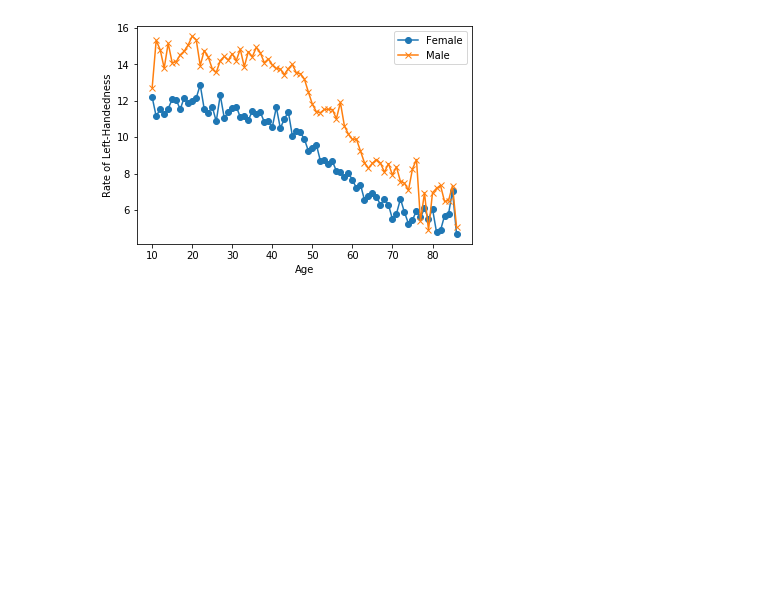
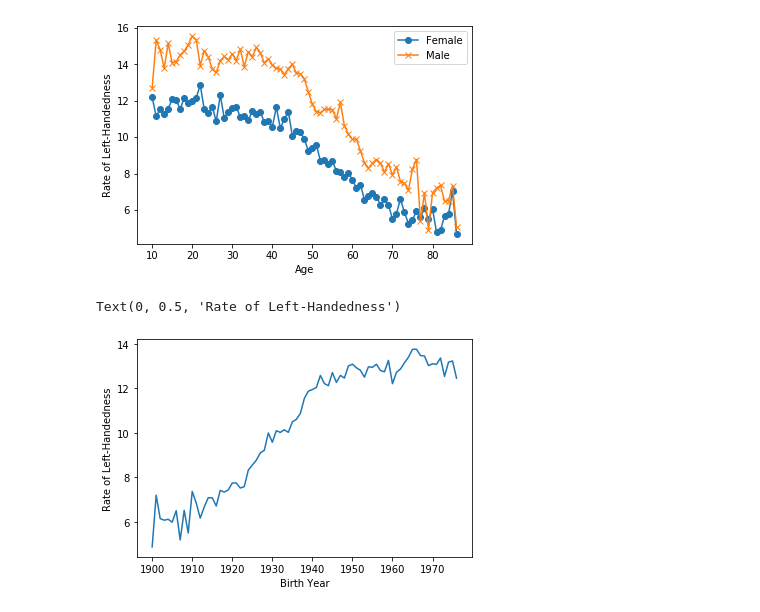
Before and after one commit to CristinaTRico/LeftHandAgeDiff, a Jupyter notebook: Notebook.ipynb, the cells around one changed output. Saved outputs shown, nothing was run; the diff lists cells and outputs as text; code cells hidden in the pictures; blank space fills up the shorter version.

```diff
--- a/Notebook.ipynb
+++ b/Notebook.ipynb
@@ -19,3 +19,18 @@ ax.set_xlabel('Age')
 # %% [output]
 Text(0.5, 0, 'Age')
 [figure]
+# %%
+# create a new column for birth year of each age
+lefthanded_data['Birth_year'] = 1986- lefthanded_data['Age']
+
+# create a new column for the average of male and female
+lefthanded_data['Mean_lh'] = lefthanded_data[['Male','Female']].mean(axis = 1)
+
+# create a plot of the 'Mean_lh' column vs. 'Birth_year'
+fig, ax = plt.subplots()
+ax.plot('Birth_year', 'Mean_lh', data = lefthanded_data) # plot 'Mean_lh' vs. 'Birth_year'
+ax.set_xlabel('Birth Year') # set the x label for the plot
+ax.set_ylabel('Rate of Left-Handedness') # set the y label for the plot
+# %% [output]
+Text(0, 0.5, 'Rate of Left-Handedness')
+[figure, added]
```
